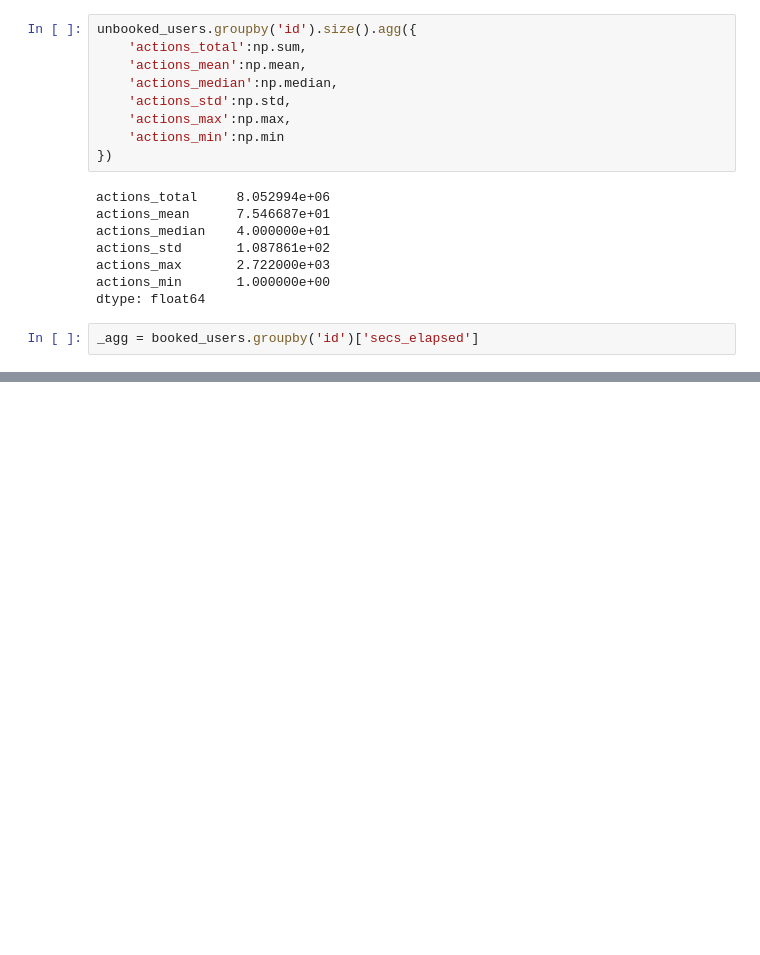
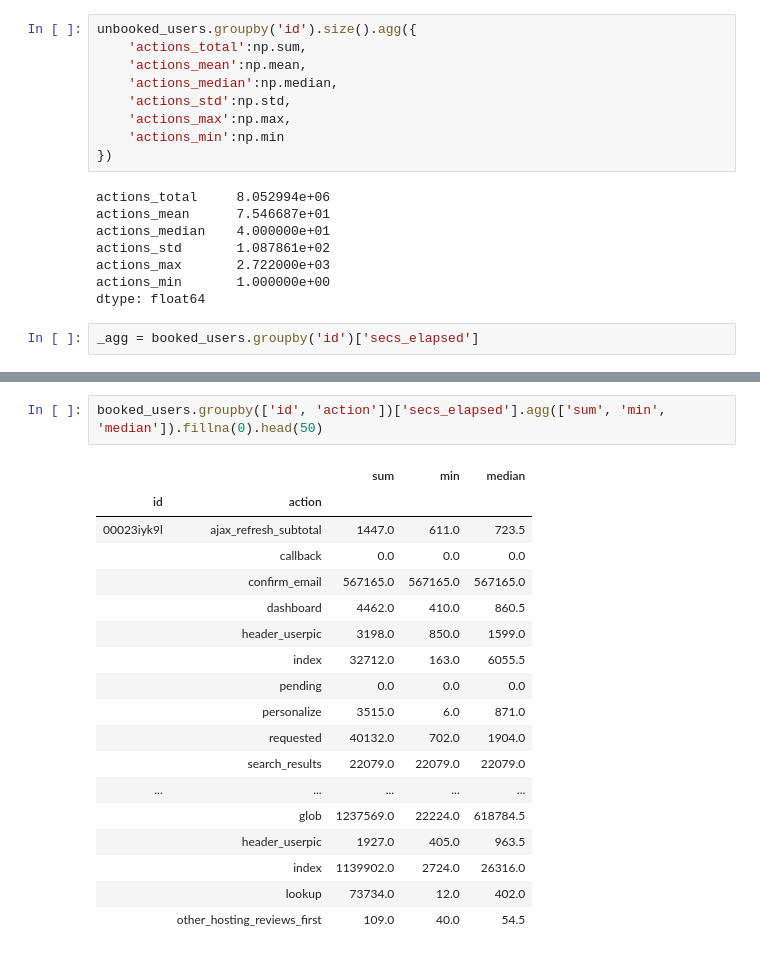
Before and after one commit to seonnyseo/data_analysis, a Jupyter notebook: airbnb_recruiting_new_user_bookings/notebook/eda.ipynb, the cells around one changed output, grey strips where cells are left out. Saved outputs shown, nothing was run; the diff lists cells and outputs as text; blank space fills up the shorter version.

```diff
--- a/airbnb_recruiting_new_user_bookings/notebook/eda.ipynb
+++ b/airbnb_recruiting_new_user_bookings/notebook/eda.ipynb
@@ -286,0 +364,21 @@ _agg
+# %%
+booked_users.groupby(['id', 'action'])['secs_elapsed'].agg(['sum', 'min', 'median']).fillna(0).head(50)
+# %% [output]
+|  |  | sum | min | median |
+| id | action |  |  |  |
+| 00023iyk9l | ajax_refresh_subtotal | 1447.0 | 611.0 | 723.5 |
+|  | callback | 0.0 | 0.0 | 0.0 |
+|  | confirm_email | 567165.0 | 567165.0 | 567165.0 |
+|  | dashboard | 4462.0 | 410.0 | 860.5 |
+|  | header_userpic | 3198.0 | 850.0 | 1599.0 |
+|  | index | 32712.0 | 163.0 | 6055.5 |
+|  | pending | 0.0 | 0.0 | 0.0 |
+|  | personalize | 3515.0 | 6.0 | 871.0 |
+|  | requested | 40132.0 | 702.0 | 1904.0 |
+|  | search_results | 22079.0 | 22079.0 | 22079.0 |
+| ... | ... | ... | ... | ... |
+|  | glob | 1237569.0 | 22224.0 | 618784.5 |
+|  | header_userpic | 1927.0 | 405.0 | 963.5 |
+|  | index | 1139902.0 | 2724.0 | 26316.0 |
+|  | lookup | 73734.0 | 12.0 | 402.0 |
+|  | other_hosting_reviews_first | 109.0 | 40.0 | 54.5 |
```
Also changed, not shown: parts of 28 cells of this notebook.
